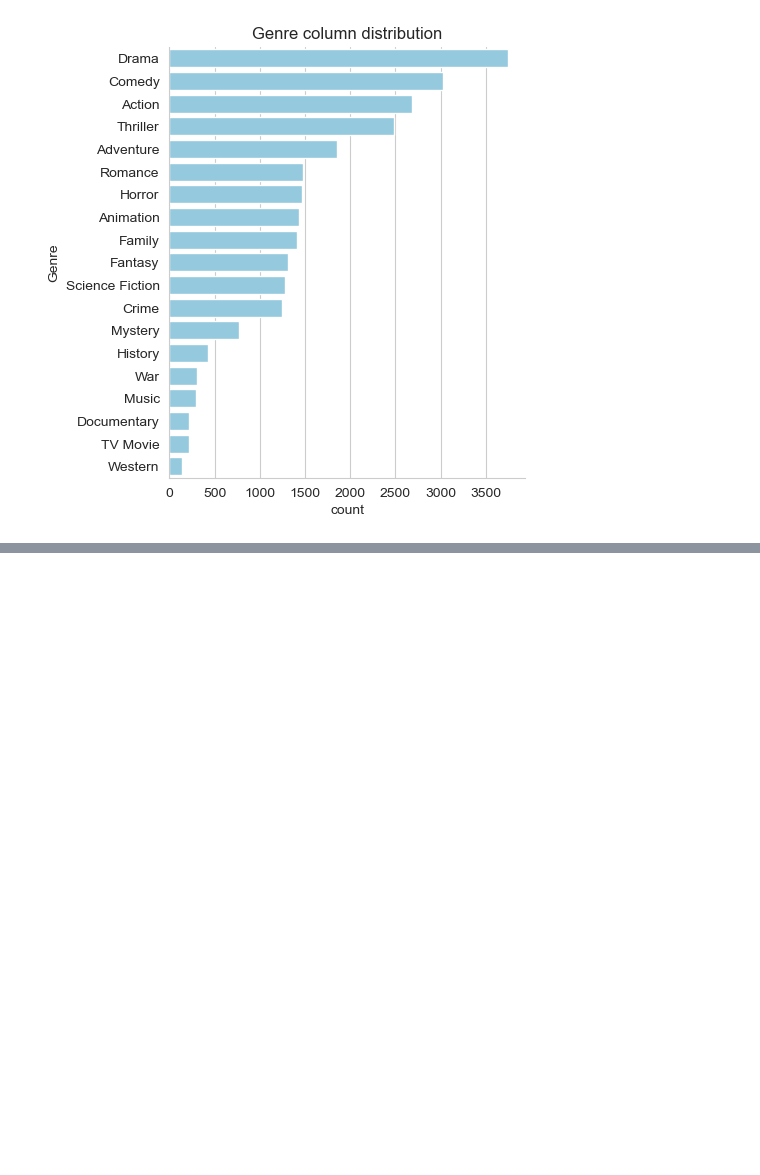
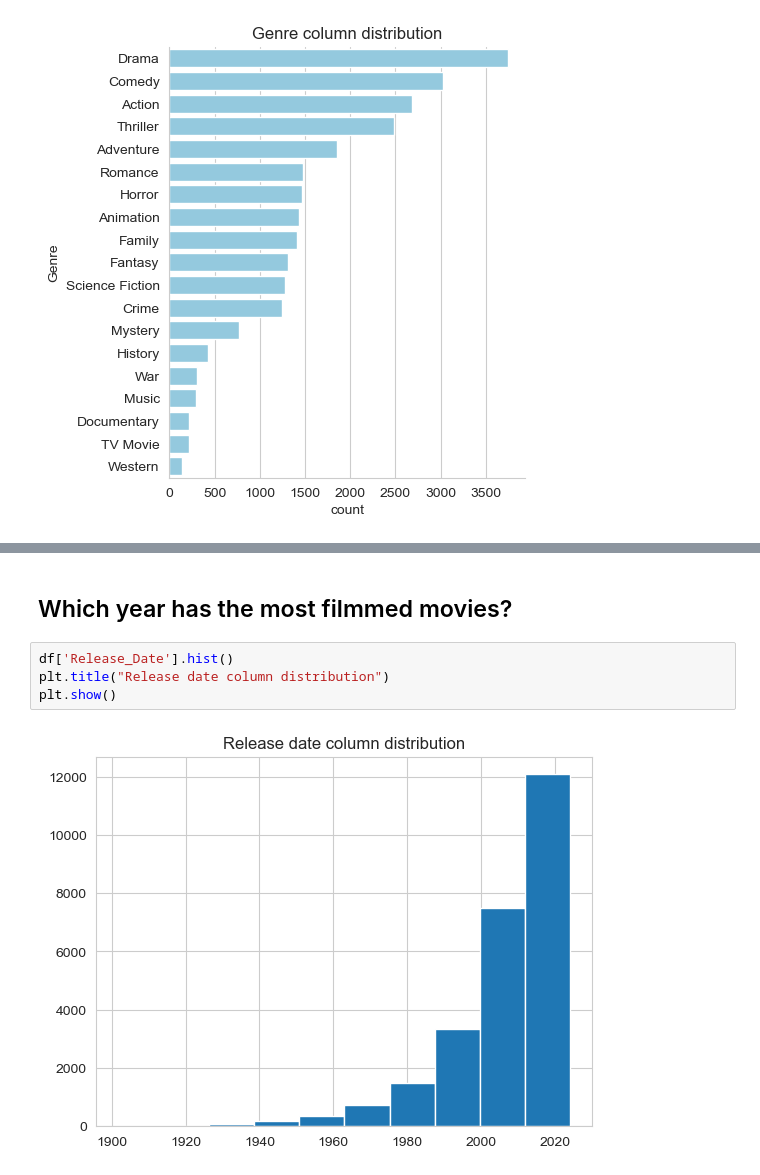
Before and after one commit to ShubhamKD29/Data-Science-Projects, a Jupyter notebook: Netflix Data Analysis/main.ipynb, the cells around one changed output, grey strips where cells are left out. Saved outputs shown, nothing was run; the diff lists cells and outputs as text; blank space fills up the shorter version.

```diff
--- a/Netflix Data Analysis/main.ipynb
+++ b/Netflix Data Analysis/main.ipynb
@@ -218,0 +248,8 @@ plt.show()
+# %% [markdown]
+## Which year has the most filmmed movies?
+# %%
+df['Release_Date'].hist()
+plt.title("Release date column distribution")
+plt.show()
+# %% [output]
+[figure, added]
```
Also changed, not shown: parts of 9 cells of this notebook.
